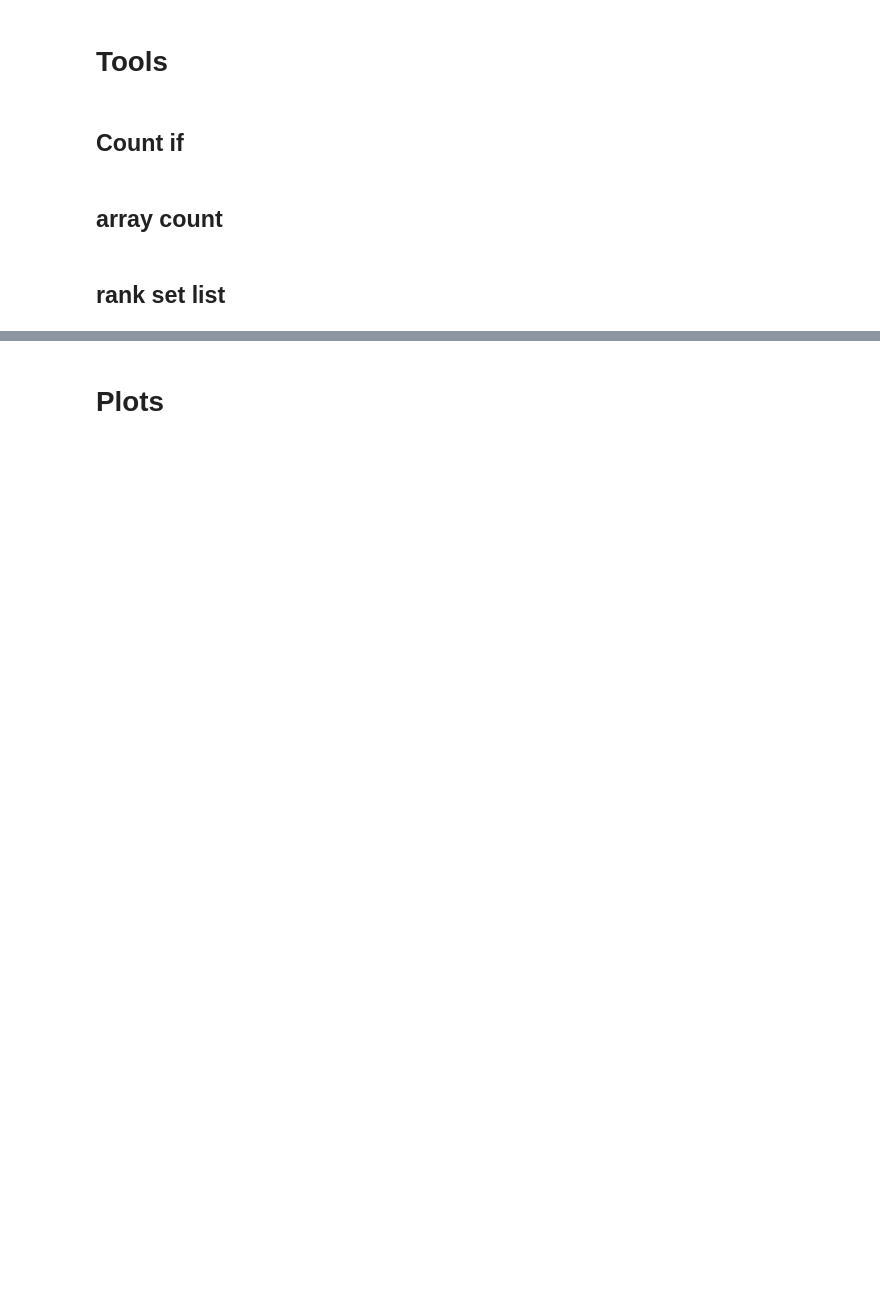
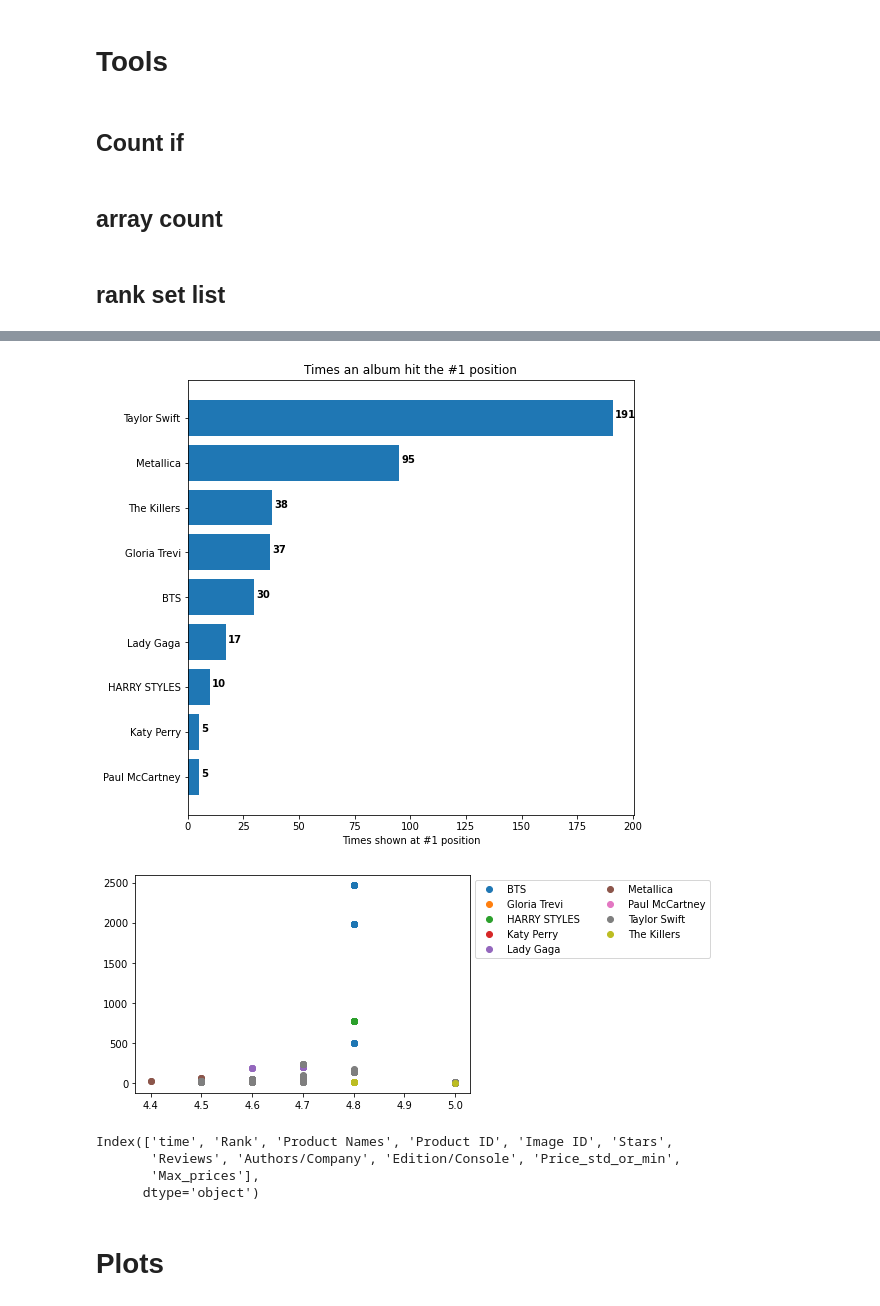
Before and after one commit to Edward-TL/amazon_scraper, a Jupyter notebook: Amazon_Mx_Music_Rank.ipynb, the cells around one changed output, grey strips where cells are left out. Saved outputs shown, nothing was run; the diff lists cells and outputs as text; code cells hidden in the pictures; blank space fills up the shorter version.

```diff
--- a/Amazon_Mx_Music_Rank.ipynb
+++ b/Amazon_Mx_Music_Rank.ipynb
@@ -101,0 +123,38 @@ def rank_set_list(df, rank, info, set_list=True, array=True):
+# %%
+def barh_and_scatters(pivot_column, df_info=df, top_rank=5, extracted_info_name='Albums', n_plots=1):
+
+    top = top_rank + 1
+    info = pivot_column
+    df = df_info
+
+    for rank in range(1, top):
+
+        #Extract Info
+
+        extracted_df = rank_info(df, rank, info, extracted_info_name)
+        albums = extracted_df[extracted_info_name].to_list()
+        info_count = extracted_df['Counts'].to_list()
+
+        #Plot
+        plot_rank_barh(info_count, albums, rank)
+
+        # scatter
+        rank_df = df[df['Rank'] == rank]
+        x = rank_df['Stars']
+        y = rank_df['Reviews']
+
+        groups = rank_df.groupby(info)
+        markers = ['o', 'x', 'v', 'p']
+        fig, ax = plt.subplots()
+        m = 0
+        p = 0
+
+
+        for name, group in groups:
+            if (m % 10 == 0) and (m > 0):
+                p += 1
+
+            ax.plot(group.Stars , group.Reviews, marker=markers[p], linestyle='', label=name)
+            m += 1
+
+        plt.legend(loc='best', bbox_to_anchor=(1,1), ncol=2)
@@ -101,0 +219,14 @@ def rank_set_list(df, rank, info, set_list=True, array=True):
+# %%
+artist = 'Authors/Company'
+barh_and_scatters(artist, top_rank=1)
+# %% [output]
+[figure, added]
+[figure, added]
+# %%
+df = pd.read_parquet('mx-master_db_music.parquet')
+df.columns
+# %% [output]
+Index(['time', 'Rank', 'Product Names', 'Product ID', 'Image ID', 'Stars',
+       'Reviews', 'Authors/Company', 'Edition/Console', 'Price_std_or_min',
+       'Max_prices'],
+      dtype='object')
```
Also changed, not shown: parts of 13 cells of this notebook.
